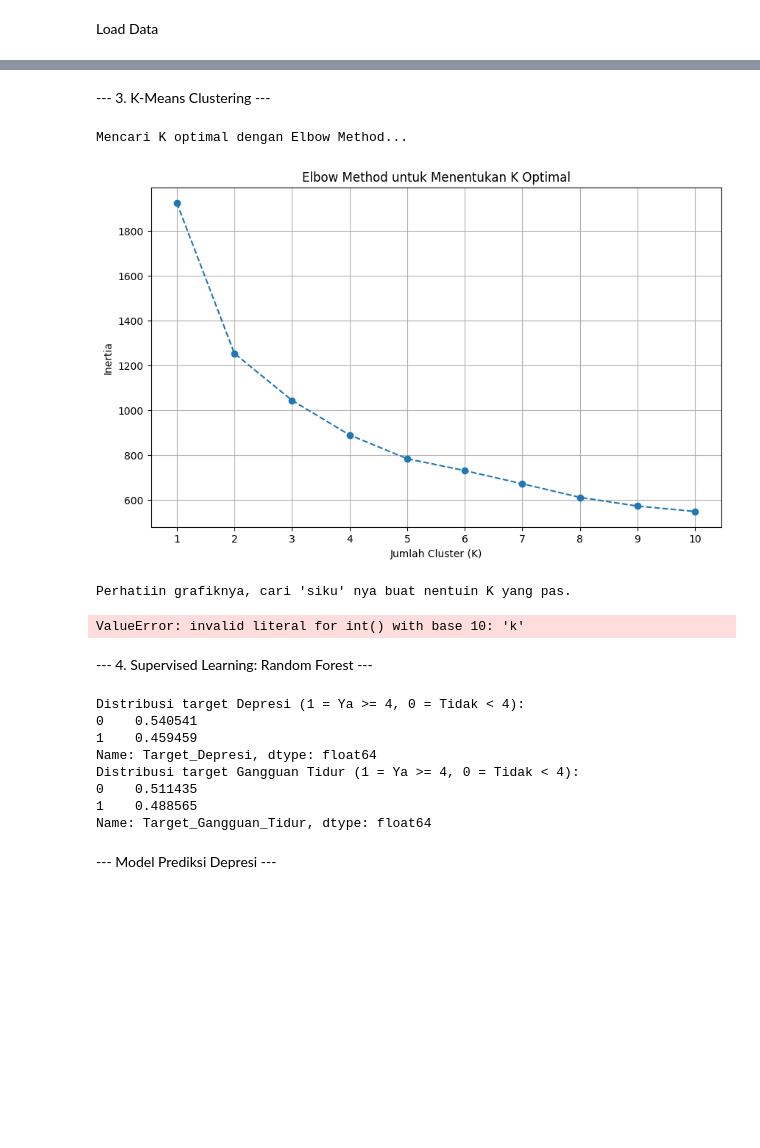
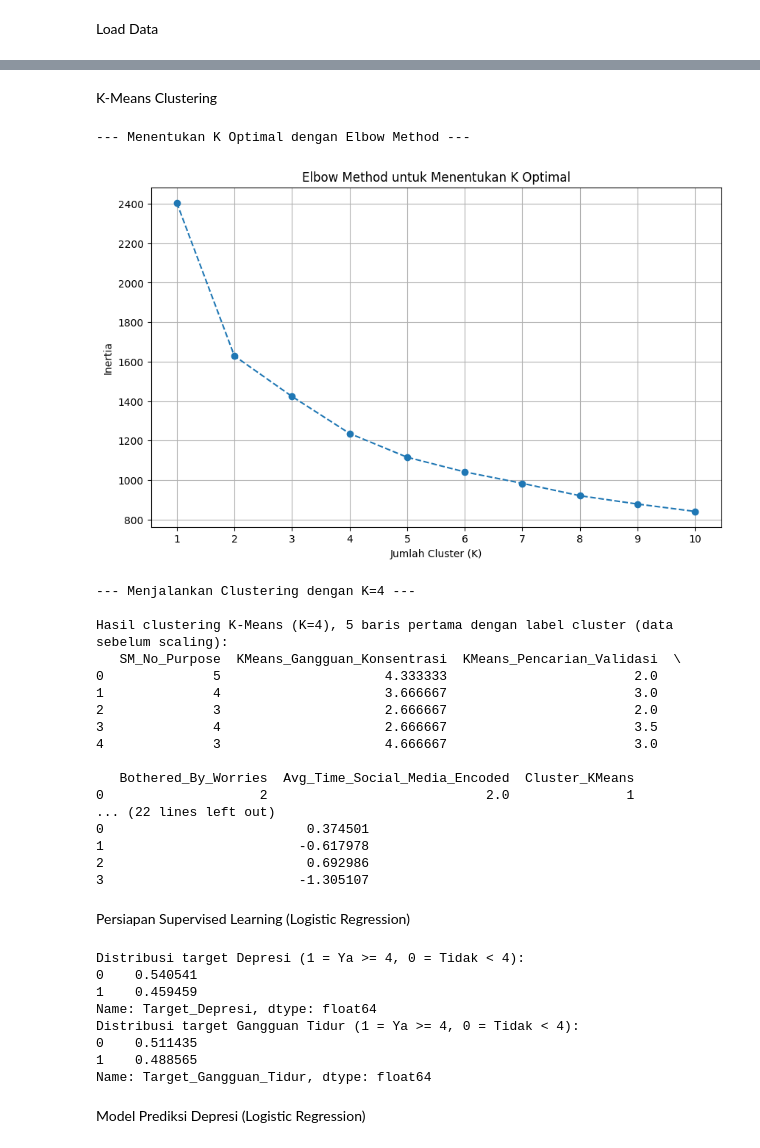
Before and after one commit to akhdanrgya/DataMiningSocialMedia, a Jupyter notebook: tubes2.ipynb, the cells around one changed output, grey strips where cells are left out. Saved outputs shown, nothing was run; the diff lists cells and outputs as text; code cells hidden in the pictures; blank space fills up the shorter version.

```diff
--- a/tubes2.ipynb
+++ b/tubes2.ipynb
@@ -116,25 +159,26 @@ plt.show()
 # %%
-# K-Means Features
-# Intensitas: Avg_Time_Social_Media (perlu ordinal encoding), SM_No_Purpose
-# Gangguan Konsentrasi: Rata-rata dari SM_Distraction_Busy, Easily_Distracted, Difficult_To_Concentrate
-# Pencarian Validasi: Rata-rata dari SM_Seek_Validation, SM_Compare_Success
-# Tingkat Kecemasan: Bothered_By_Worries
-# Membuat fitur komposit untuk K-Means
 df['KMeans_Gangguan_Konsentrasi'] = df[['SM_Distraction_Busy', 'Easily_Distracted', 'Difficult_To_Concentrate']].mean(axis=1)
 df['KMeans_Pencarian_Validasi'] = df[['SM_Seek_Validation', 'SM_Compare_Success']].mean(axis=1)
+
 # Kolom untuk K-Means
 kolom_kmeans_numerik = ['SM_No_Purpose', 'KMeans_Gangguan_Konsentrasi', 'KMeans_Pencarian_Validasi', 'Bothered_By_Worries']
 kolom_kmeans_kategori_ordinal = ['Avg_Time_Social_Media']
 
 df_kmeans_selection = df[kolom_kmeans_numerik + kolom_kmeans_kategori_ordinal].copy()
+
 # Ordinal Encoding untuk 'Avg_Time_Social_Media'
-time_categories = ['Less than 1 hour', '1-2 hours', '2-3 hours', '3-4 hours', '4-5 hours', 'More than 5 hours']
-ordinal_encoder_time = OrdinalEncoder(categories=[time_categories], handle_unknown='use_encoded_value', unknown_value=np.nan) # atau -1
+# Perbaikan urutan kategori berdasarkan observasi umum pada dataset
+time_categories_corrected = [
+    'Less than an Hour', 'Between 1 and 2 hours', 'Between 2 and 3 hours',
+    'Between 3 and 4 hours', 'Between 4 and 5 hours', 'More than 5 hours'
+]
+# Pastikan nama-nama kategori di time_categories_corrected sesuai dengan nilai unik di kolom 'Avg_Time_Social_Media'
+ordinal_encoder_time = OrdinalEncoder(categories=[time_categories_corrected], handle_unknown='use_encoded_value', unknown_value=np.nan)
 
 df_kmeans_selection['Avg_Time_Social_Media_Encoded'] = ordinal_encoder_time.fit_transform(df_kmeans_selection[['Avg_Time_Social_Media']])
-# Hapus kolom asli setelah di-encode
 df_kmeans_processed = df_kmeans_selection.drop(columns=['Avg_Time_Social_Media'])
 kolom_kmeans_final = ['Avg_Time_Social_Media_Encoded'] + kolom_kmeans_numerik
+
 # Isi missing values (jika ada setelah encoding atau dari rata-rata)
 for col in kolom_kmeans_final:
     if df_kmeans_processed[col].isnull().any():
@@ -144,6 +188,5 @@ for col in kolom_kmeans_final:
 # Scaling untuk K-Means
 scaler_kmeans = StandardScaler()
 kmeans_scaled = scaler_kmeans.fit_transform(df_kmeans_processed[kolom_kmeans_final])
-print("\nData K-Means setelah preprocessing dan scaling (5 baris pertama):")
-print(pd.DataFrame(kmeans_scaled, columns=kolom_kmeans_final).head())
+print("\nData K-Means setelah preprocessing dan scaling (5 baris pertama):\n", pd.DataFrame(kmeans_scaled, columns=kolom_kmeans_final).head())
 # %% [output]
@@ -164,44 +205,65 @@ Data K-Means setelah preprocessing dan scaling (5 baris pertama):
 3                   0.766534             1.123810
 4                   0.319079             1.123810
 # %% [markdown]
- --- 3. K-Means Clustering ---
+K-Means Clustering
 # %%
-print("\nMencari K optimal dengan Elbow Method...")
+print("\n--- Menentukan K Optimal dengan Elbow Method ---")
 inertia = []
 K_range = range(1, 11)
 for k_val in K_range:
     kmeans_model = KMeans(n_clusters=k_val, random_state=42, n_init='auto')
     kmeans_model.fit(kmeans_scaled)
     inertia.append(kmeans_model.inertia_)
+
 plt.figure(figsize=(10, 6))
 plt.plot(K_range, inertia, marker='o', linestyle='--')
 plt.xlabel('Jumlah Cluster (K)')
 plt.ylabel('Inertia')
 plt.title('Elbow Method untuk Menentukan K Optimal')
 plt.xticks(K_range)
 plt.grid(True)
 plt.show()
-print("Perhatiin grafiknya, cari 'siku' nya buat nentuin K yang pas.")
 
-k_optimal = int(input("Masukkan nilai K optimal berdasarkan Elbow Method: "))
+# Berdasarkan plot, K=4 tampak sebagai "siku" yang baik.
+k_optimal = 4
+print(f"\n--- Menjalankan Clustering dengan K={k_optimal} ---")
 
 final_kmeans = KMeans(n_clusters=k_optimal, random_state=42, n_init='auto')
+# Tambahkan label cluster ke DataFrame utama
 df['Cluster_KMeans'] = final_kmeans.fit_predict(kmeans_scaled)
-print(f"\nHasil clustering K-Means (K={k_optimal}), 5 baris pertama dengan label cluster:")
-# Gabungkan kembali dengan fitur asli (sebelum scaling) untuk interpretasi
-df_kmeans_final_interpret = df_kmeans_processed[kolom_kmeans_final].copy()
+
+# Untuk menampilkan hasil, kita gabungkan kolom-kolom yang dipakai K-Means dengan label clusternya
+df_kmeans_final_interpret = df_kmeans_processed.copy()
 df_kmeans_final_interpret['Cluster_KMeans'] = df['Cluster_KMeans']
+
+print(f"\nHasil clustering K-Means (K={k_optimal}), 5 baris pertama dengan label cluster (data sebelum scaling):")
 print(df_kmeans_final_interpret.head())
-print("\nKarakteristik rata-rata per cluster (fitur yang sudah di-encode dan di-scale):")
+
+print("\nKarakteristik rata-rata per cluster (fitur yang sudah di-scale):")
 # Buat dataframe dari kmeans_scaled untuk groupby yang benar
 df_scaled_with_clusters = pd.DataFrame(kmeans_scaled, columns=kolom_kmeans_final)
 df_scaled_with_clusters['Cluster_KMeans'] = df['Cluster_KMeans']
 print(df_scaled_with_clusters.groupby('Cluster_KMeans').mean())
 # %% [output]
-Mencari K optimal dengan Elbow Method...
+--- Menentukan K Optimal dengan Elbow Method ---
-[figure, old version]
+[figure, new version]
-Perhatiin grafiknya, cari 'siku' nya buat nentuin K yang pas.
+--- Menjalankan Clustering dengan K=4 ---
+
+Hasil clustering K-Means (K=4), 5 baris pertama dengan label cluster (data sebelum scaling):
+   SM_No_Purpose  KMeans_Gangguan_Konsentrasi  KMeans_Pencarian_Validasi  \
+0              5                     4.333333                        2.0
+1              4                     3.666667                        3.0
+2              3                     2.666667                        2.0
+3              4                     2.666667                        3.5
+4              3                     4.666667                        3.0
+
+   Bothered_By_Worries  Avg_Time_Social_Media_Encoded  Cluster_KMeans
+0                    2                            2.0               1
+... (22 lines left out)
+0                          0.374501
+1                         -0.617978
+2                          0.692986
+3                         -1.305107
-ValueError: invalid literal for int() with base 10: 'k'
-# %% [markdown]
---- 4. Supervised Learning: Random Forest ---
+# %% [markdown]
+Persiapan Supervised Learning (Logistic Regression)
 # %%
@@ -242,8 +302,8 @@ Distribusi target Gangguan Tidur (1 = Ya >= 4, 0 = Tidak < 4):
 0    0.511435
 1    0.488565
 Name: Target_Gangguan_Tidur, dtype: float64
-# %% [markdown]
---- Model Prediksi Depresi ---
+# %% [markdown]
+Model Prediksi Depresi (Logistic Regression)
 # %%
 print(f"\n--- Membangun Model Prediksi Depresi ---")
 y_depresi = df['Target_Depresi']
```
Also changed, not shown: parts of 16 cells of this notebook, 1 other file.
